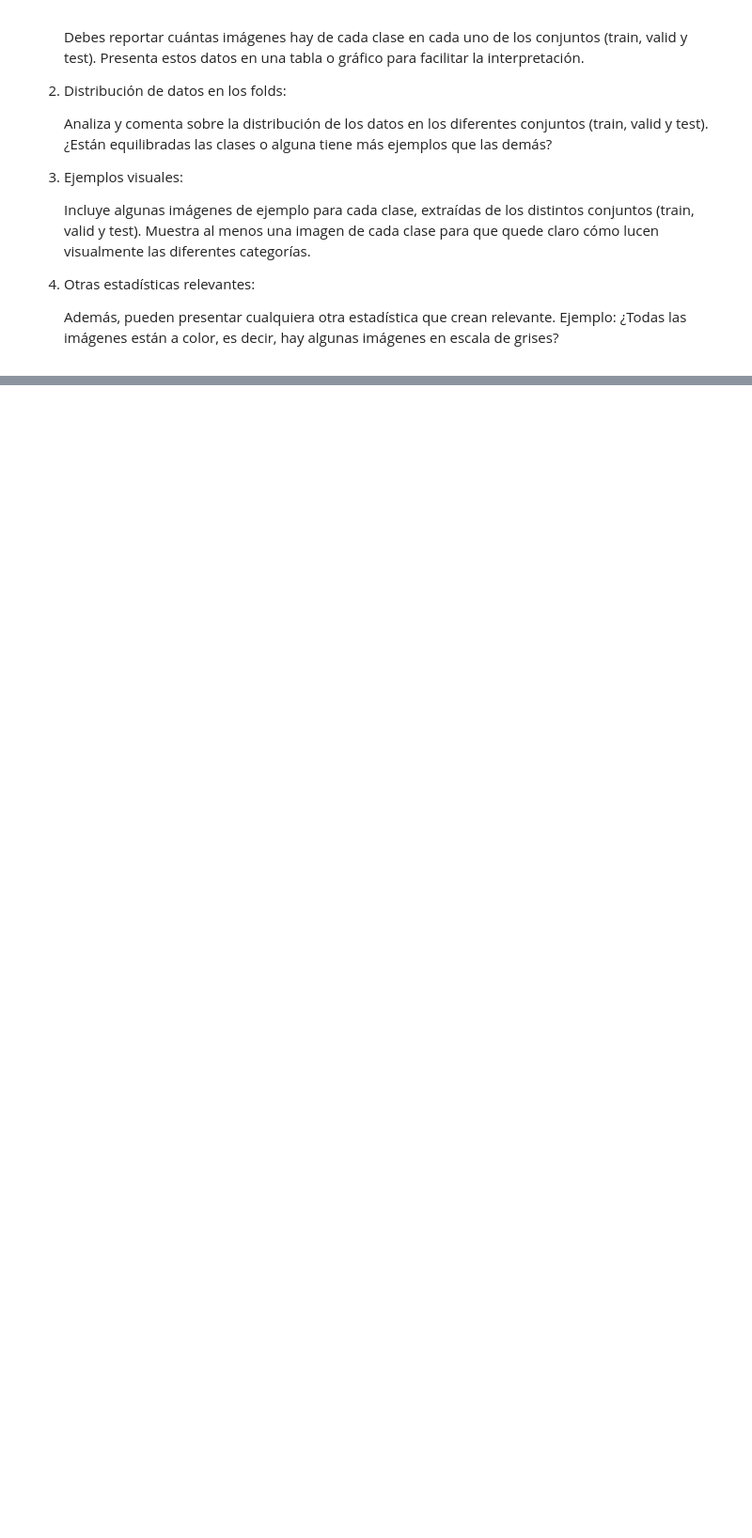
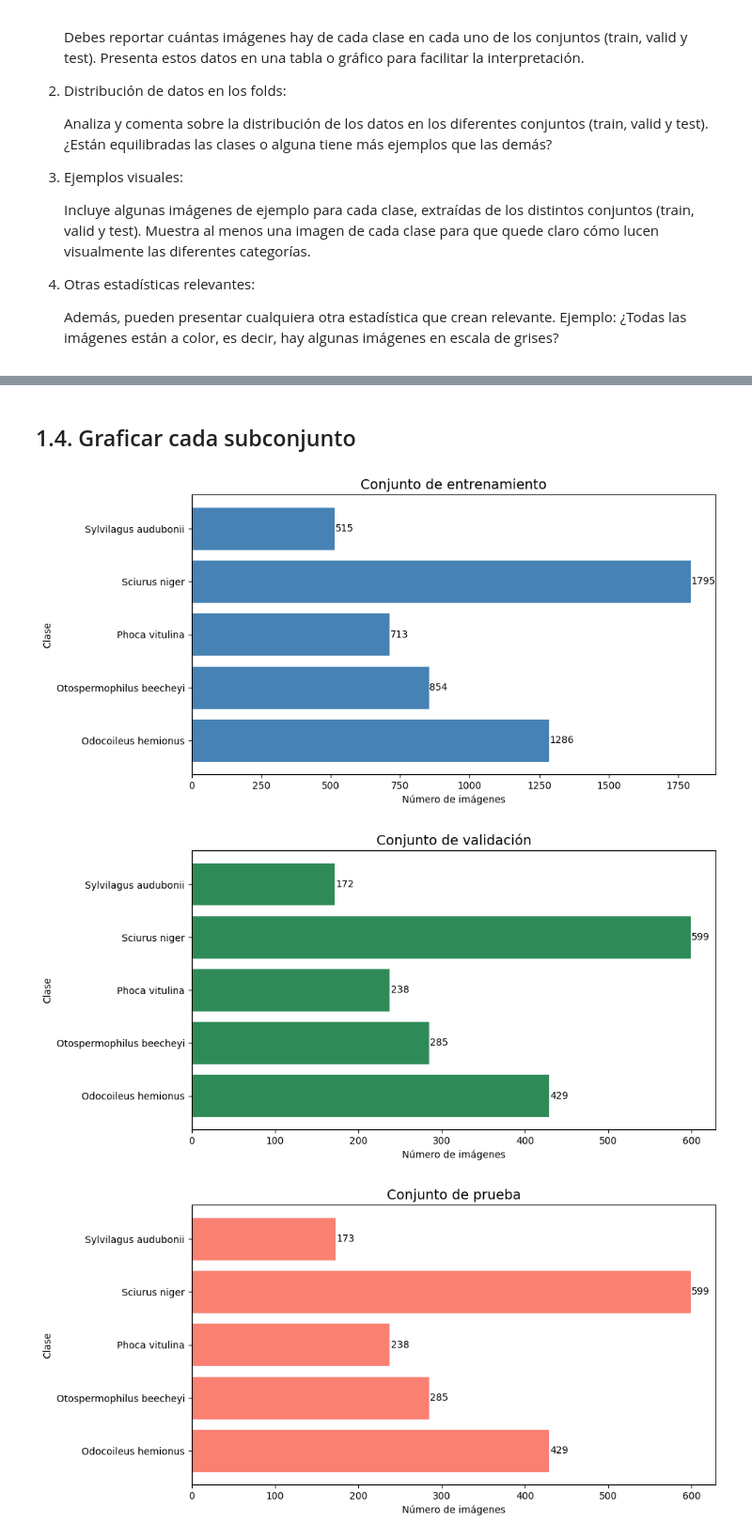
Before and after one commit to JuanFe202122431/Miniproyecto3, a Jupyter notebook: Entrega 1.ipynb, the cells around one changed output, grey strips where cells are left out. Shown at 94% size. Saved outputs shown, nothing was run; the diff lists cells and outputs as text; code cells hidden in the pictures; blank space fills up the shorter version.

```diff
--- a/Entrega 1.ipynb
+++ b/Entrega 1.ipynb
@@ -166,0 +190,23 @@ En el informe del miniproyecto, en la sección dedicada al análisis del Dataset
+# %%
+def count_by_class(labels: list, dict_labels: dict) -> dict:
+    """
+    Cuenta cuántas imágenes hay por cada clase a partir de la lista de labels.
+
+    Args:
+        labels (list): Lista de etiquetas numéricas.
+        dict_labels (dict): Diccionario clase -> ID.
+
+    Returns:
+        dict: Diccionario clase -> cantidad de imágenes.
+    """
+
+    # Invertimos el diccionario para pasar de ID -> nombre de clase
+    id_to_class = {idx: class_name for class_name, idx in dict_labels.items()}
+
+    # Contamos cuántas veces aparece cada label
+    counts = Counter(labels)
+
+    # Construimos un nuevo diccionario con nombres de clase como llaves
+    class_counts = {id_to_class[idx]: counts.get(idx, 0) for idx in sorted(id_to_class)}
+
+    return class_counts
@@ -167,3 +254,14 @@ En el informe del miniproyecto, en la sección dedicada al análisis del Dataset
+# %%
+train_counts = count_by_class(train_labels, dict_labels)
+valid_counts = count_by_class(valid_labels, dict_labels)
+test_counts  = count_by_class(test_labels, dict_labels)
+# %% [markdown]
+## 1.4. Graficar cada subconjunto
 # %%
-# YOUR CODE HERE
-raise NotImplementedError()
+plot_horizontal_bars(train_counts, "Conjunto de entrenamiento", color="steelblue")
+plot_horizontal_bars(valid_counts, "Conjunto de validación", color="seagreen")
+plot_horizontal_bars(test_counts, "Conjunto de prueba", color="salmon")
+# %% [output]
+[figure, added]
+[figure, added]
+[figure, added]
```
Also changed, not shown: parts of 34 cells of this notebook.
